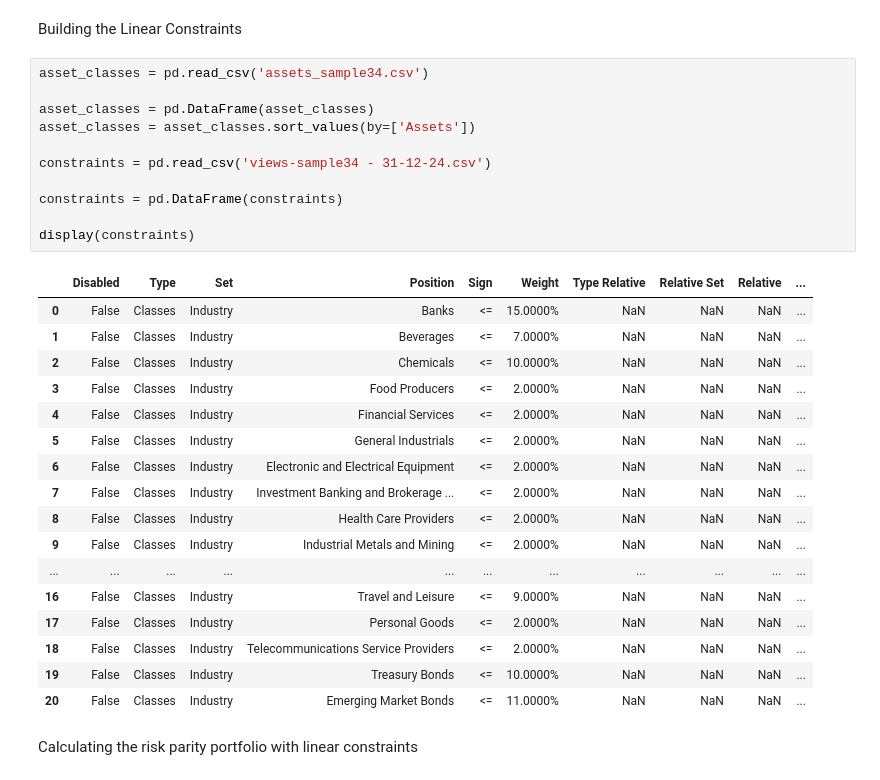
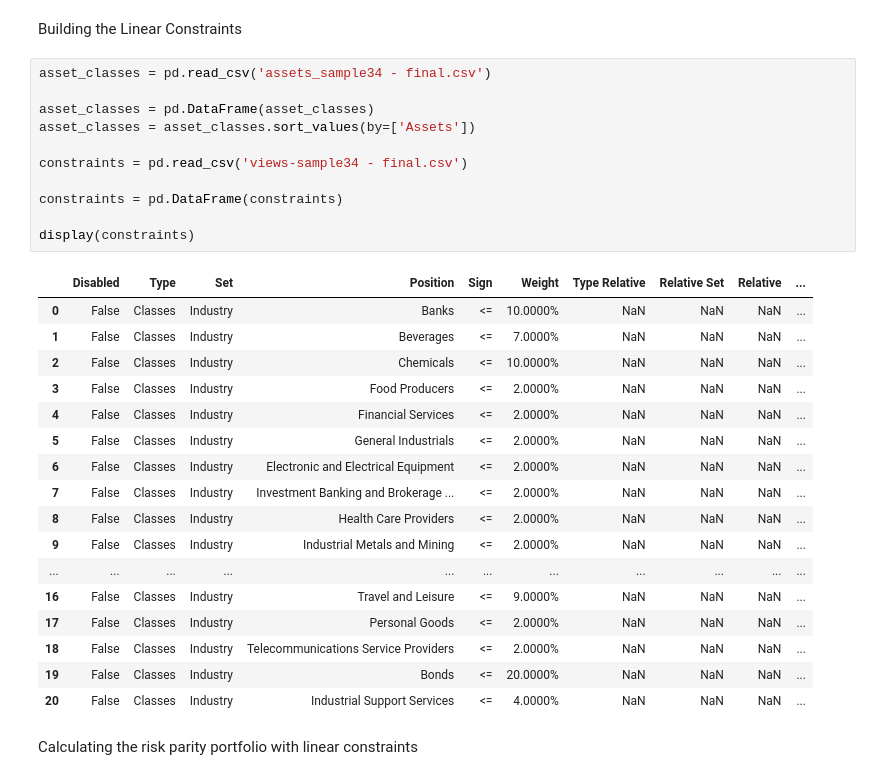
Before and after one commit to alexndala/risk-budget, a Jupyter notebook: risk-budget.ipynb, the cells around one changed output. Drawn from its saved outputs; the diff is of its cells as text.

```diff
--- a/risk-budget.ipynb
+++ b/risk-budget.ipynb
@@ -137,19 +141,19 @@ plt.show()
 # %% [markdown]
 Building the Linear Constraints
 # %%
-asset_classes = pd.read_csv('assets_sample34.csv')
+asset_classes = pd.read_csv('assets_sample34 - final.csv')
 
 asset_classes = pd.DataFrame(asset_classes)
 asset_classes = asset_classes.sort_values(by=['Assets'])
 
-constraints = pd.read_csv('views-sample34 - 31-12-24.csv')
+constraints = pd.read_csv('views-sample34 - final.csv')
 
 constraints = pd.DataFrame(constraints)
 
 display(constraints)
 # %% [output]
 |  | Disabled | Type | Set | Position | Sign | Weight | Type Relative | Relative Set | Relative | ... |
-| 0 | False | Classes | Industry | Banks | <= | 15.0000% | NaN | NaN | NaN | ... |
+| 0 | False | Classes | Industry | Banks | <= | 10.0000% | NaN | NaN | NaN | ... |
 | 1 | False | Classes | Industry | Beverages | <= | 7.0000% | NaN | NaN | NaN | ... |
 | 2 | False | Classes | Industry | Chemicals | <= | 10.0000% | NaN | NaN | NaN | ... |
 | 3 | False | Classes | Industry | Food Producers | <= | 2.0000% | NaN | NaN | NaN | ... |
@@ -163,8 +167,8 @@ display(constraints)
 | 16 | False | Classes | Industry | Travel and Leisure | <= | 9.0000% | NaN | NaN | NaN | ... |
 | 17 | False | Classes | Industry | Personal Goods | <= | 2.0000% | NaN | NaN | NaN | ... |
 | 18 | False | Classes | Industry | Telecommunications Service Providers | <= | 2.0000% | NaN | NaN | NaN | ... |
-| 19 | False | Classes | Industry | Treasury Bonds | <= | 10.0000% | NaN | NaN | NaN | ... |
-| 20 | False | Classes | Industry | Emerging Market Bonds | <= | 11.0000% | NaN | NaN | NaN | ... |
+| 19 | False | Classes | Industry | Bonds | <= | 20.0000% | NaN | NaN | NaN | ... |
+| 20 | False | Classes | Industry | Industrial Support Services | <= | 4.0000% | NaN | NaN | NaN | ... |
 # %% [markdown]
 Calculating the risk parity portfolio with linear constraints
 # %%
```
Also changed, not shown: parts of 12 cells of this notebook, 2 other files.
